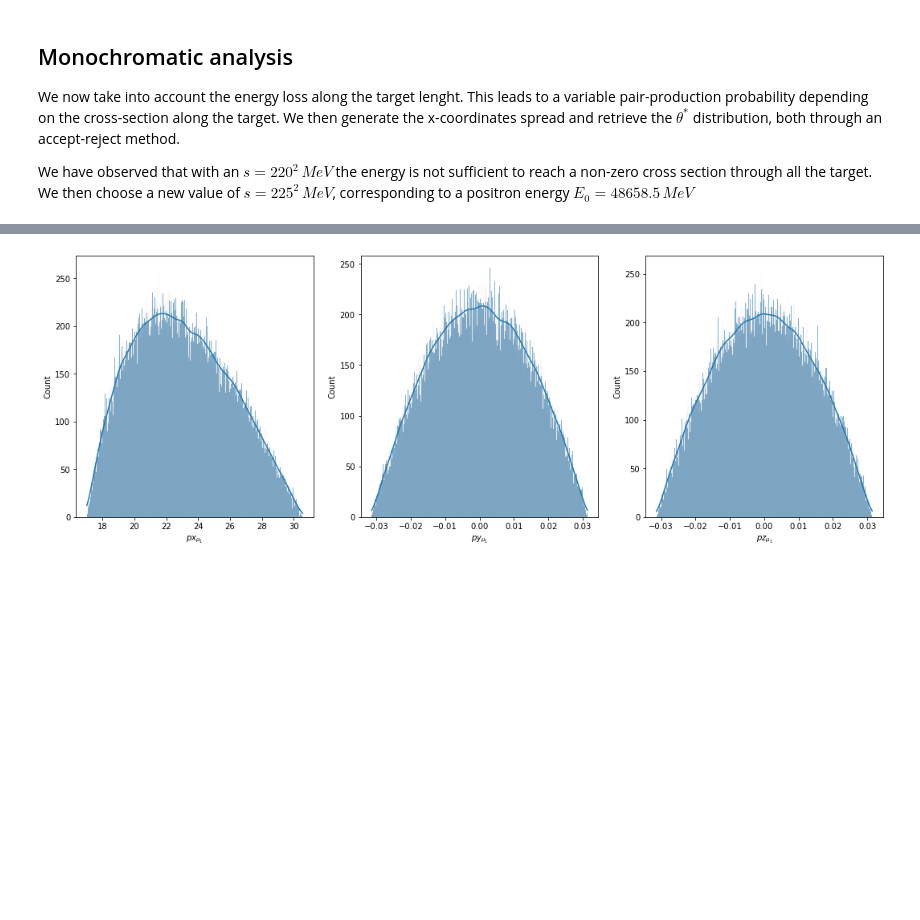
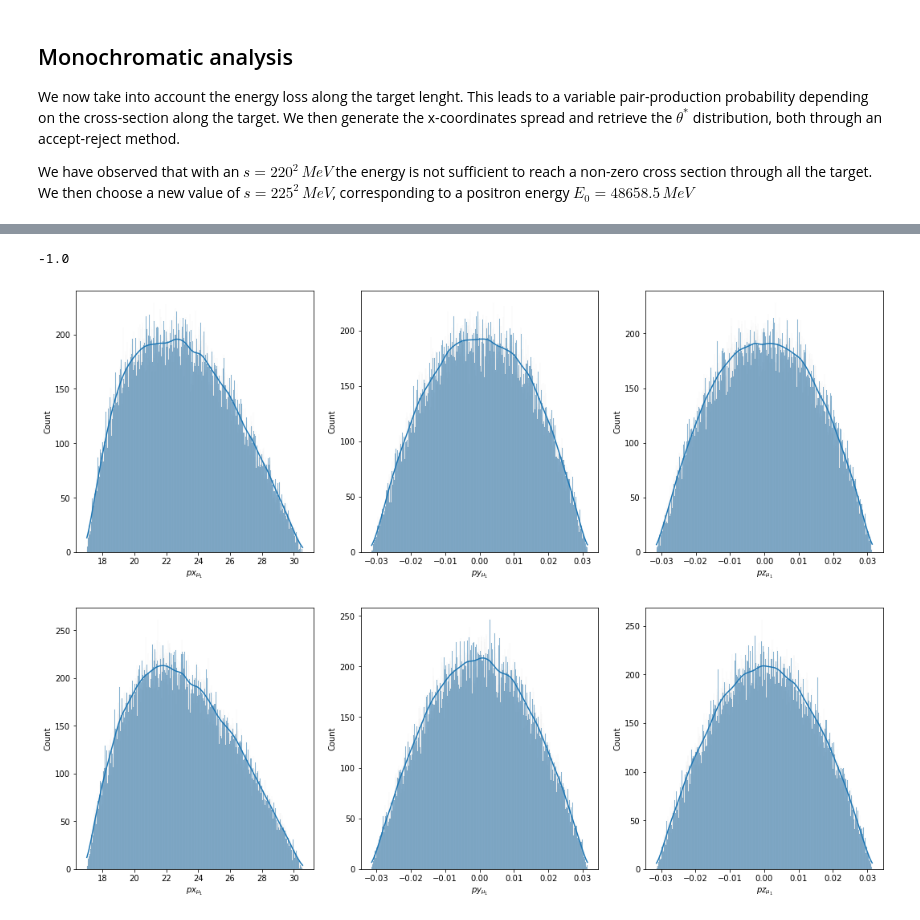
Before and after one commit to PhysicsOfData/LCP_projects_Y3, a Jupyter notebook: Project.ipynb, the cells around one changed output, grey strips where cells are left out. Cells and saved outputs as stored; diff of their text form; code cells hidden in the pictures; blank space fills up the shorter version.

```diff
--- a/Project.ipynb
+++ b/Project.ipynb
@@ -622,3 +680,15 @@ df = pd.DataFrame(events, columns = [
+# %%
+print((-1)**np.random.randint(-1, 1))
+# %% [output]
+-1.0
+# %%
+fig, ax = plt.subplots(1,3, figsize = (18,6))
+sns.histplot(df['$px_{\mu_1}$']/1000, ax = ax[0], bins = int(np.sqrt(N)), kde = True)
+sns.histplot(df['$py_{\mu_1}$']/1000, ax = ax[1], bins = int(np.sqrt(N)), kde = True)
+sns.histplot(df['$pz_{\mu_1}$']/1000, ax = ax[2], bins = int(np.sqrt(N)), kde = True)
+plt.show()
+# %% [output]
+[figure, added]
 # %%
 fig, ax = plt.subplots(1,3, figsize = (18,6))
 sns.histplot(df['$px_{\mu_1}$']/1000, ax = ax[0], bins = int(np.sqrt(N)), kde = True)
```
Also changed, not shown: parts of 8 cells of this notebook.
